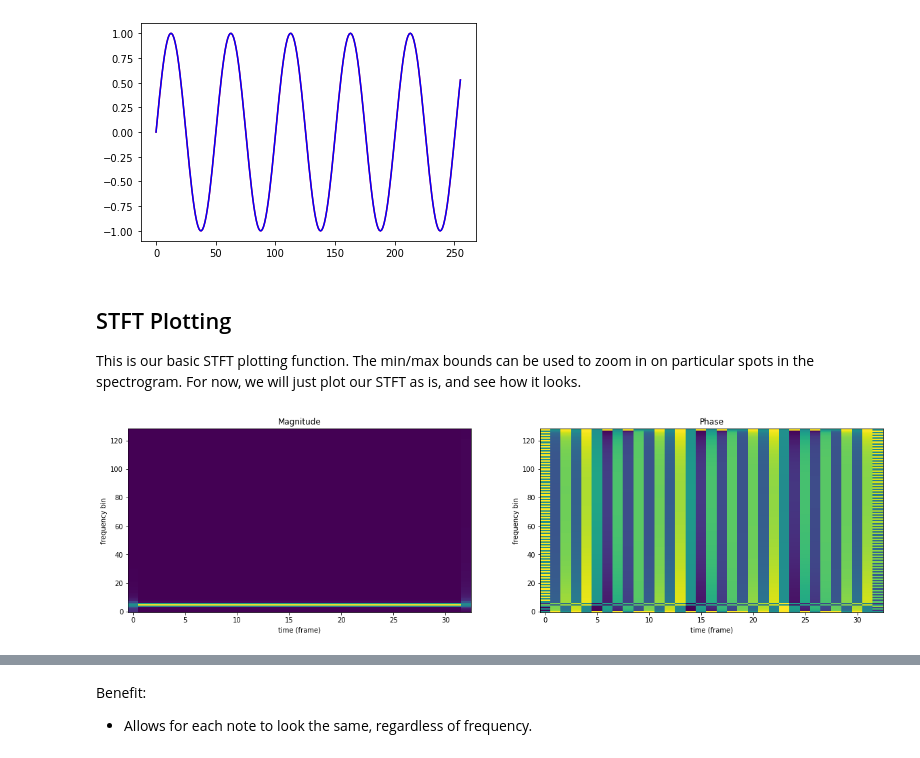
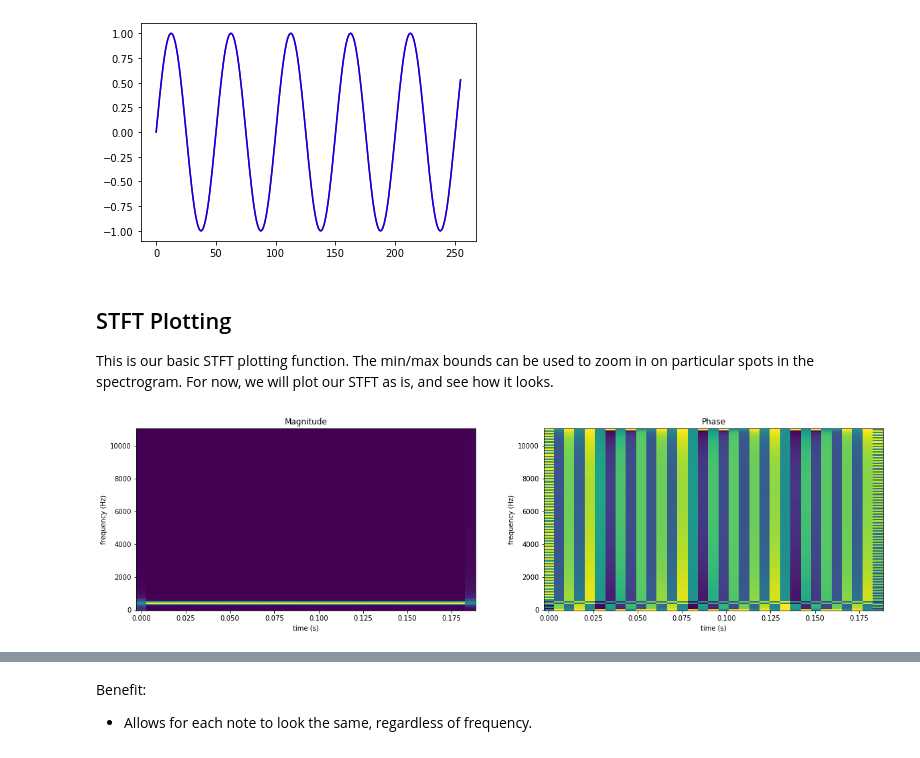
Before and after one commit to apmcleod/dft-demo, a Jupyter notebook: demo.ipynb, the cells around one changed output, grey strips where cells are left out. Cells and saved outputs as stored; diff of their text form; code cells hidden in the pictures.

```diff
--- a/demo.ipynb
+++ b/demo.ipynb
@@ -91,3 +93,17 @@ plt.plot(window * x[:length], 'r') # Red
 # %% [output]
 [<matplotlib.lines.Line2D at 0x...>]
 [figure]
+# %%
+# Plotting Hanning window frequency response
+# Taken from: https://docs.scipy.org/doc/scipy/reference/generated/scipy.signal.windows.hann.html
+window = signal.hann(51)
+A = scipy.fft.fft(window, 2048) / (len(window)/2.0)
+freq = np.linspace(-0.5, 0.5, len(A))
+response = np.abs(scipy.fft.fftshift(A / abs(A).max()))
+response = 20 * np.log10(np.maximum(response, 1e-10))
+plt.plot(freq, response)
+plt.axis([-0.5, 0.5, -120, 0])
+plt.title("Frequency response of the Hann window")
+plt.ylabel("Normalized magnitude [dB]")
+plt.xlabel("Normalized frequency [cycles per sample]")
+plt.show()
@@ -104,15 +122,13 @@ N = 2 ** 12
 x = generate_sine_wave(N, sr, freq)
 
 # Perform STFT
-_, _, X = signal.stft(x,                  # Input signal
+f, t, X = signal.stft(x,                  # Input signal
                       fs=sr,              # Sample rate (Frequency of Sampling)
                       window='hann',      # Window shape
                       nperseg=256,        # Window length
                       noverlap=None,      # How much overlap per window (default: nperseg / 2)
                       nfft=None)          # Length of fft (after 0-padding, default: nperseg)
 
-print(f"X.shape = {X.shape} (freq, time)")
-
 # How to get magnitude and phase
 magnitude = np.abs(X)
 phase = np.angle(X)
@@ -143,9 +150,9 @@ All close? True
 # %% [markdown]
 ## STFT Plotting
 
-This is our basic STFT plotting function. The min/max bounds can be used to zoom in on particular spots in the spectrogram. For now, we will just plot our STFT as is, and see how it looks.
+This is our basic STFT plotting function. The min/max bounds can be used to zoom in on particular spots in the spectrogram. For now, we will plot our STFT as is, and see how it looks.
 # %%
-def plot_stft(X, f=None, t=None, f_min=None, f_max=None, t_min=None, t_max=None, log_freq=False):
+def plot_stft(X, f=None, t=None, f_min=None, f_max=None, t_min=None, t_max=None, log_freq=False, plot_phase=False):
     """
     Plot the phase and magnitude of a given stft result.
 
@@ -176,6 +183,9 @@ def plot_stft(X, f=None, t=None, f_min=None, f_max=None, t_min=None, t_max=None,
 
     log_freq : boolean
         Set the frequence axis to log scale.
+
+    plot_phase : boolean
+        Plot the phase of the spectrogram.
     """
     ###################
     # Parse input
@@ -188,49 +198,51 @@ def plot_stft(X, f=None, t=None, f_min=None, f_max=None, t_min=None, t_max=None,
         f = np.arange(X.shape[0] + 1) - 0.5
     else:
         f = np.append([f[0] - (f[1] - f[0])], f) + ((f[1] - f[0]) / 2)
     if t is None:
         t = np.arange(X.shape[1] + 1) - 0.5
     else:
         t = np.append([t[0] - (t[1] - t[0])], t) + ((t[1] - t[0]) / 2)
 
 
     ##################
     # Get magnitude and phase of result
     ##################
 
     magnitude = np.abs(X)
     phase = np.angle(X)
 
 
     ###################
     # PLOTTING
     ###################
 
     # Create figure
-    fig, axs = plt.subplots(1, 2, figsize=(20,5))
+    fig, axs = plt.subplots(1, 2 if plot_phase else 1, figsize=(20,5))
 
     # Plot magnitude
-    axs[0].pcolormesh(t, f, magnitude)
-    axs[0].set_title("Magnitude")
-    axs[0].set_xlabel(f"time ({'s' if t_given else 'frame'})")
-    axs[0].set_ylabel(f"frequency {'(Hz)' if f_given else 'bin'}")
-    axs[0].set_ylim(f_min, f_max)
-    axs[0].set_xlim(t_min, t_max)
+    mag_axis = axs[0] if plot_phase else axs
+    mag_axis.pcolormesh(t, f, magnitude)
+    mag_axis.set_title("Magnitude")
+    mag_axis.set_xlabel(f"time ({'s' if t_given else 'frame'})")
+    mag_axis.set_ylabel(f"frequency {'(Hz)' if f_given else 'bin'}")
+    mag_axis.set_ylim(f_min, f_max)
+    mag_axis.set_xlim(t_min, t_max)
     if log_freq:
-        axs[0].set_yscale('log')
+        mag_axis.set_yscale('log')
 
-    # Plot phase
-    axs[1].pcolormesh(t, f, phase)
-    axs[1].set_title("Phase")
-    axs[1].set_xlabel(f"time ({'s' if t_given else 'frame'})")
-    axs[1].set_ylabel(f"frequency {'(Hz)' if f_given else 'bin'}")
-    axs[1].set_ylim(f_min, f_max)
-    axs[1].set_xlim(t_min, t_max)
-    if log_freq:
-        axs[1].set_yscale('log')
+    if plot_phase:
+        # Plot phase
+        axs[1].pcolormesh(t, f, phase)
+        axs[1].set_title("Phase")
+        axs[1].set_xlabel(f"time ({'s' if t_given else 'frame'})")
+        axs[1].set_ylabel(f"frequency {'(Hz)' if f_given else 'bin'}")
+        axs[1].set_ylim(f_min, f_max)
+        axs[1].set_xlim(t_min, t_max)
+        if log_freq:
+            axs[1].set_yscale('log')
 
     fig.show()
 
-plot_stft(X)
+plot_stft(X, f=f, t=t, plot_phase=True)
 # %% [output]
-[figure, old version]
+[figure, new version]
```
Also changed, not shown: parts of 34 cells of this notebook, 2 other files.
